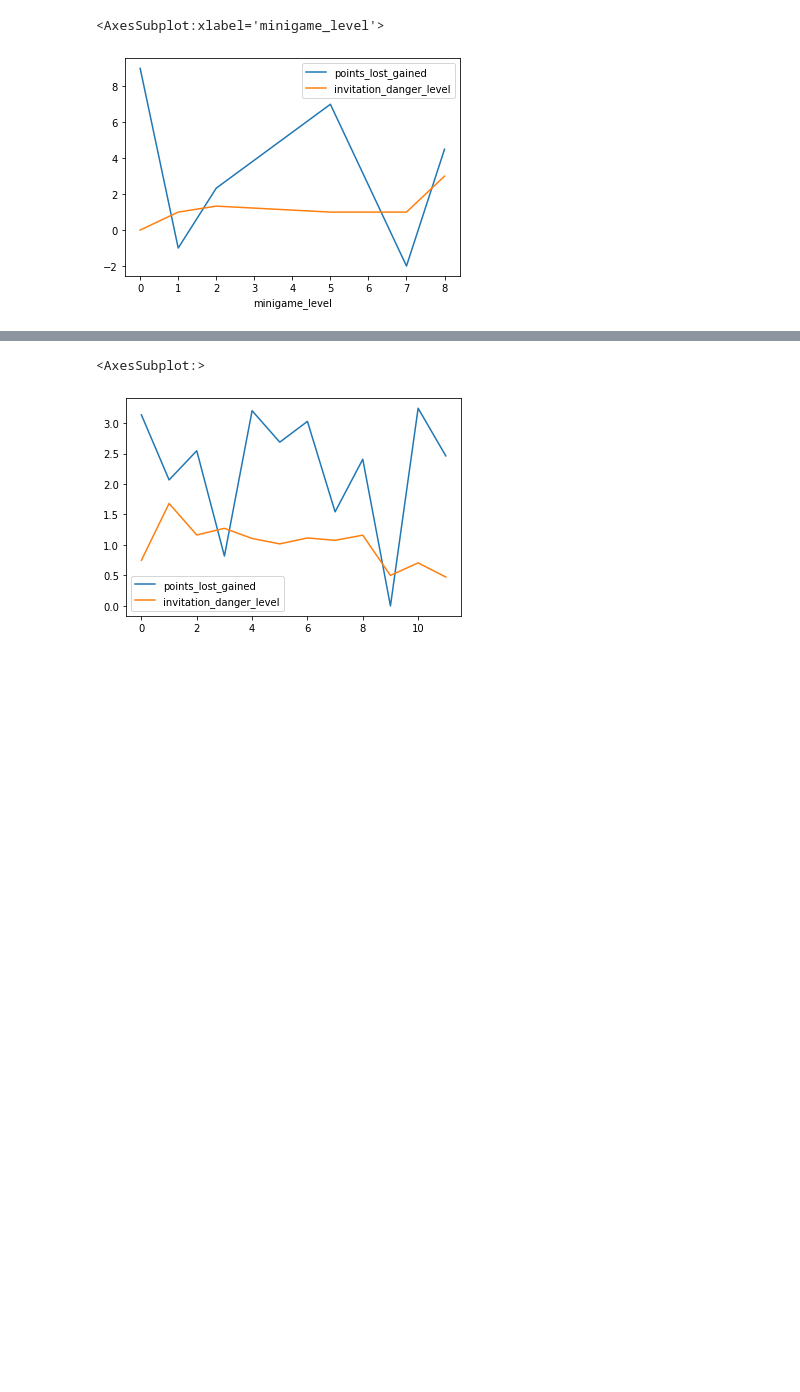
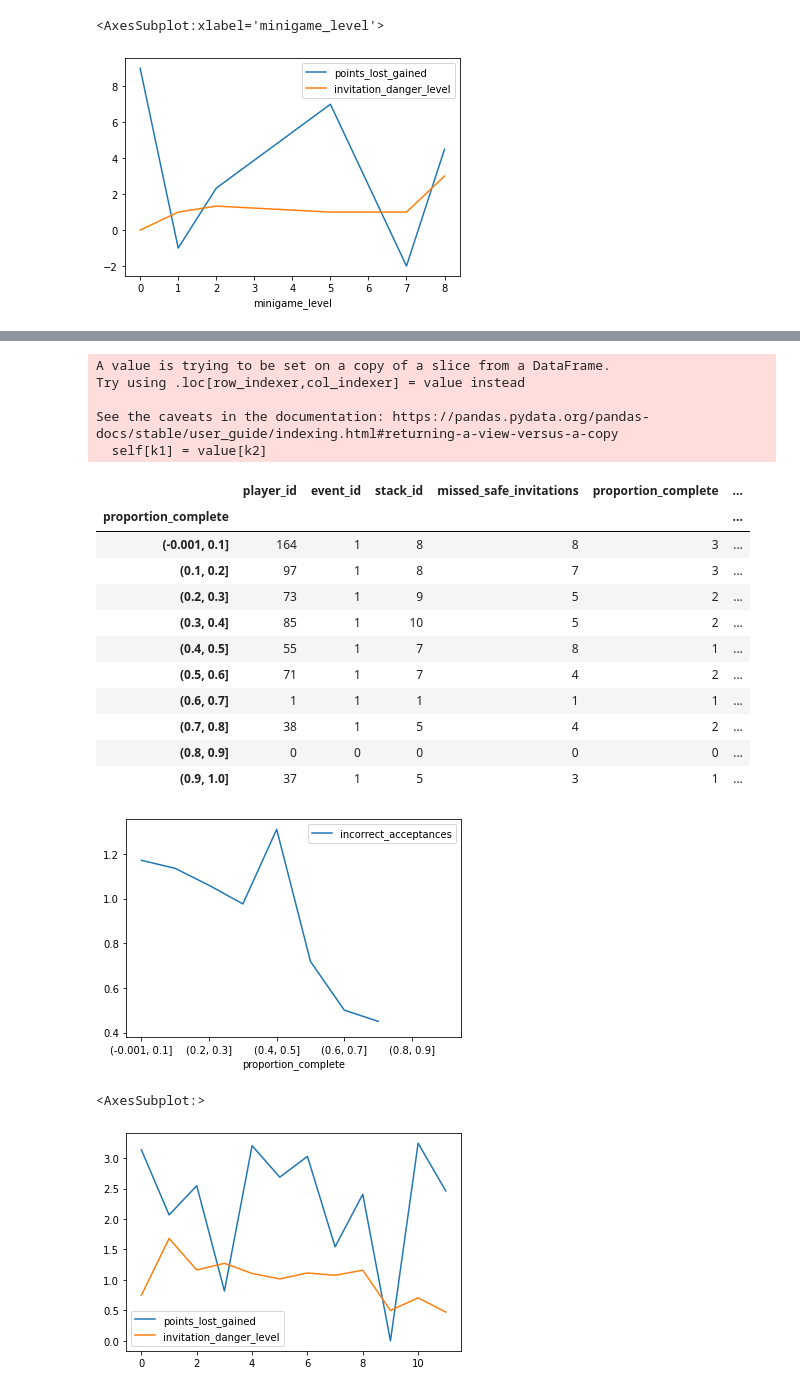
Before and after one commit to ChallaHadley/datafest, a Jupyter notebook: Akilan.ipynb, the cells around one changed output, grey strips where cells are left out. Cells and saved outputs as stored; diff of their text form; code cells hidden in the pictures; blank space fills up the shorter version.

```diff
--- a/Akilan.ipynb
+++ b/Akilan.ipynb
@@ -79,3 +75,36 @@ Q = pa[['player_id', 'event_id', 'stack_id', 'missed_safe_invitations', 'proport
+# %%
+#Q = fillna(method='ffill').query('event_category == "People Sense"').query('stack_id != 12').dropna().query('event_id == 911').assign(invitation_danger_level = lambda Q: Q.missed_safe_invitations + Q.accepted_unsafe_invitations); Q #.groupby(pd.cut(pa.proportion_complete, 10))
+
+pas = pa[['player_id', 'event_id', 'stack_id', 'missed_safe_invitations', 'proportion_complete', 'accepted_unsafe_invitations', 'event_category', 'points_lost_gained', 'minigame_level']]#pas['stack_id'].fillna(method='ffill', inplace=True)
+cols = ['stack_id']
+pas[cols] = pas[cols].fillna(method='ffill').fillna(method='bfill')
+pas[['proportion_complete']] = pas[['proportion_complete']].fillna(method='bfill'); pas = pas[pas['proportion_complete'].notna()]; pas
+#Q = pas.query('(event_category == "People Sense") and (stack_id != 12) and (event_id == 911)'); Q
+
+r = pas.query('(event_category == "People Sense") and (stack_id != 12) and (event_id == 911)')
+r = r.assign(incorrect_acceptances = lambda r: r.missed_safe_invitations + r.accepted_unsafe_invitations)
+r_bycompletion = r.groupby(pd.cut(r.proportion_complete, 10))
+# Q.groupby().mean()
+r_bycompletion.mean().plot(y='incorrect_acceptances'); r_bycompletion.nunique()
+# %% [output]
+A value is trying to be set on a copy of a slice from a DataFrame.
+Try using .loc[row_indexer,col_indexer] = value instead
+
+See the caveats in the documentation: https://pandas.pydata.org/pandas-docs/stable/user_guide/indexing.html#returning-a-view-versus-a-copy
+  self[k1] = value[k2]
+|  | player_id | event_id | stack_id | missed_safe_invitations | proportion_complete | ... |
+| proportion_complete |  |  |  |  |  | ... |
+| (-0.001, 0.1] | 164 | 1 | 8 | 8 | 3 | ... |
+| (0.1, 0.2] | 97 | 1 | 8 | 7 | 3 | ... |
+| (0.2, 0.3] | 73 | 1 | 9 | 5 | 2 | ... |
+| (0.3, 0.4] | 85 | 1 | 10 | 5 | 2 | ... |
+| (0.4, 0.5] | 55 | 1 | 7 | 8 | 1 | ... |
+| (0.5, 0.6] | 71 | 1 | 7 | 4 | 2 | ... |
+| (0.6, 0.7] | 1 | 1 | 1 | 1 | 1 | ... |
+| (0.7, 0.8] | 38 | 1 | 5 | 4 | 2 | ... |
+| (0.8, 0.9] | 0 | 0 | 0 | 0 | 0 | ... |
+| (0.9, 1.0] | 37 | 1 | 5 | 3 | 1 | ... |
+[figure, added]
 # %%
 Q.reset_index().plot(y=['points_lost_gained', 'invitation_danger_level'])
 # %% [output]
```
Also changed, not shown: parts of 3 cells of this notebook.
